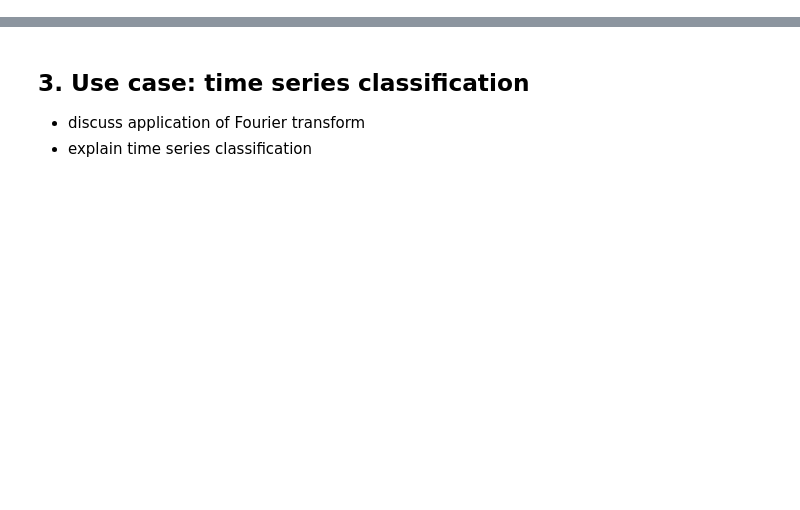
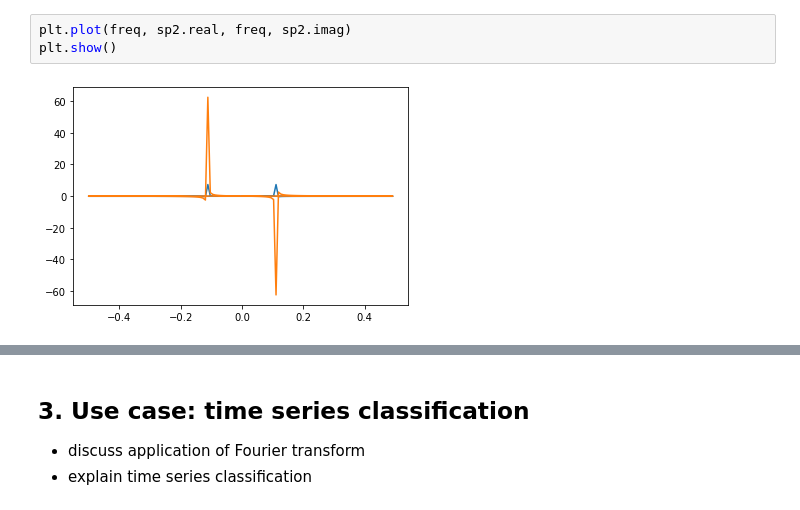
Before and after one commit to TawyeebOS/Time-Series-Analysis-and-Fourier-Transform-Nuffield-Project, a Jupyter notebook: Report-Draft.ipynb, the cells around one changed output, grey strips where cells are left out. Drawn from its saved outputs; the diff is of its cells as text; blank space fills up the shorter version.

```diff
--- a/Report-Draft.ipynb
+++ b/Report-Draft.ipynb
@@ -14,0 +114,5 @@
+# %%
+plt.plot(freq, sp2.real, freq, sp2.imag)
+plt.show()
+# %% [output]
+[figure, added]
```
Also changed, not shown: parts of 22 cells of this notebook, 1 other file.
